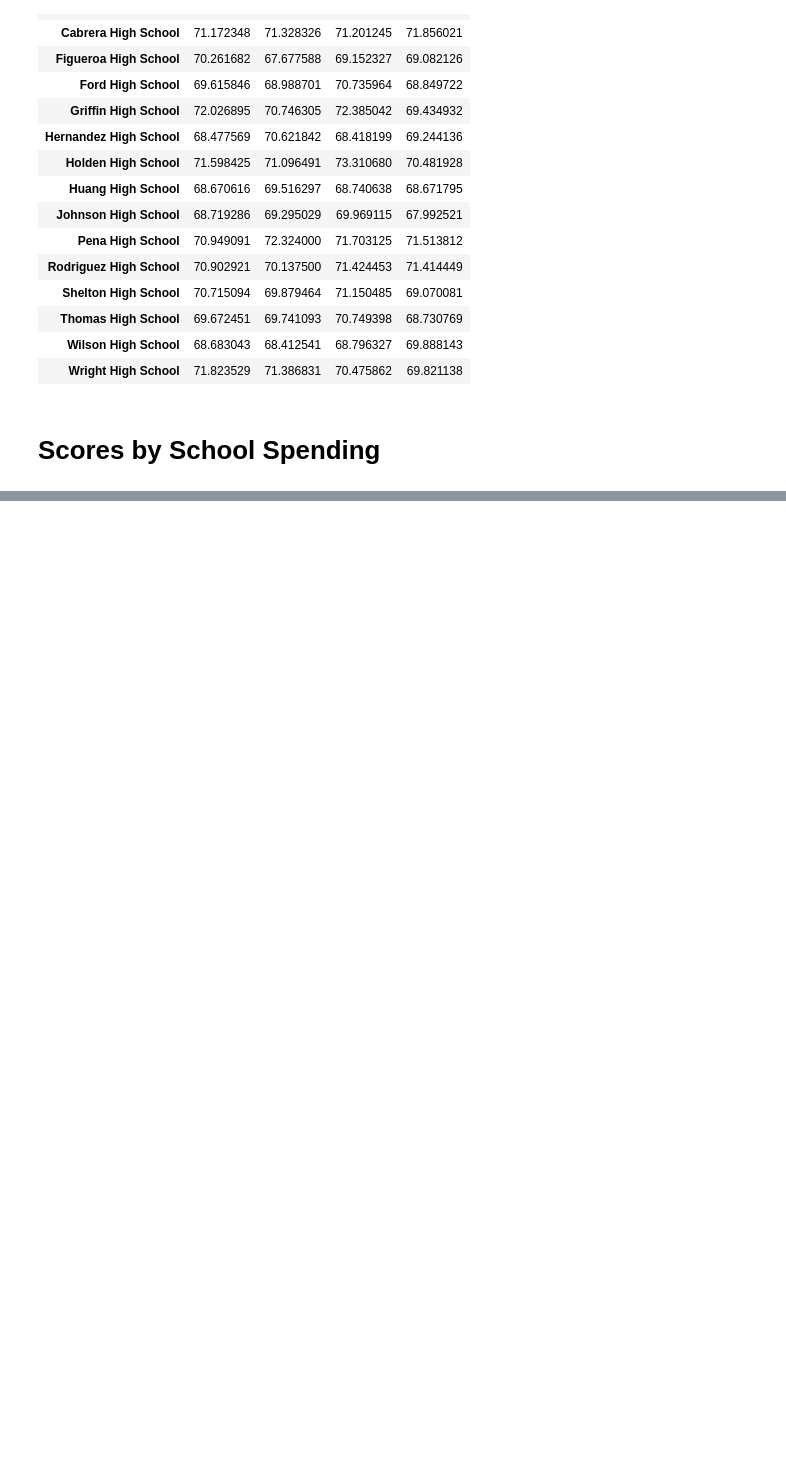
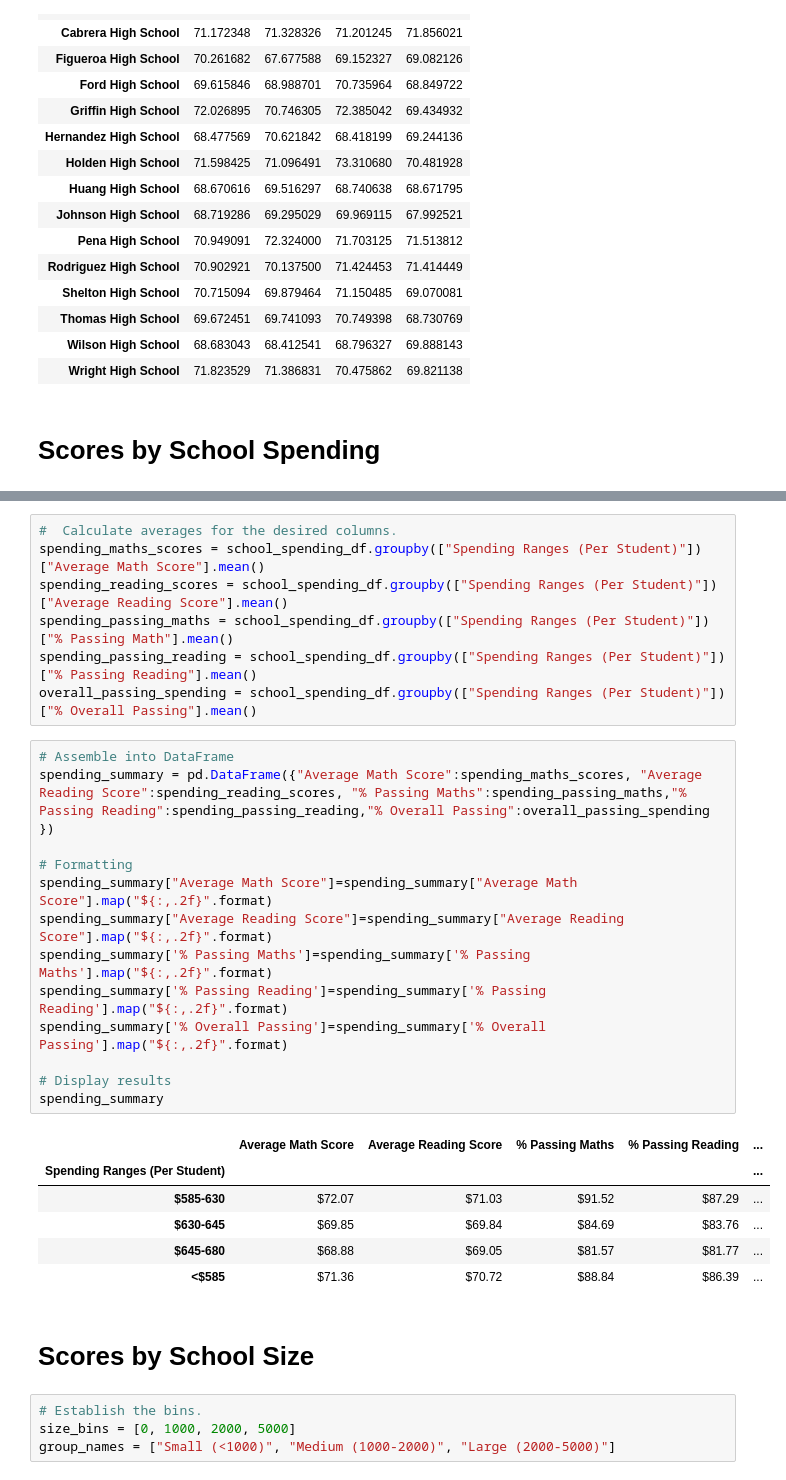
Before and after one commit to AMRITKAUR89/pandas-challenge, a Jupyter notebook: main.ipynb, the cells around one changed output, grey strips where cells are left out. Saved outputs shown, nothing was run; the diff lists cells and outputs as text; blank space fills up the shorter version.

```diff
--- a/main.ipynb
+++ b/main.ipynb
@@ -339,0 +360,33 @@ TypeError: '<' not supported between instances of 'int' and 'str'
+# %%
+#  Calculate averages for the desired columns.
+spending_maths_scores = school_spending_df.groupby(["Spending Ranges (Per Student)"])["Average Math Score"].mean()
+spending_reading_scores = school_spending_df.groupby(["Spending Ranges (Per Student)"])["Average Reading Score"].mean()
+spending_passing_maths = school_spending_df.groupby(["Spending Ranges (Per Student)"])["% Passing Math"].mean()
+spending_passing_reading = school_spending_df.groupby(["Spending Ranges (Per Student)"])["% Passing Reading"].mean()
+overall_passing_spending = school_spending_df.groupby(["Spending Ranges (Per Student)"])["% Overall Passing"].mean()
+# %%
+# Assemble into DataFrame
+spending_summary = pd.DataFrame({"Average Math Score":spending_maths_scores, "Average Reading Score":spending_reading_scores, "% Passing Maths":spending_passing_maths,"% Passing Reading":spending_passing_reading,"% Overall Passing":overall_passing_spending })
+
+# Formatting
+spending_summary["Average Math Score"]=spending_summary["Average Math Score"].map("${:,.2f}".format)
+spending_summary["Average Reading Score"]=spending_summary["Average Reading Score"].map("${:,.2f}".format)
+spending_summary['% Passing Maths']=spending_summary['% Passing Maths'].map("${:,.2f}".format)
+spending_summary['% Passing Reading']=spending_summary['% Passing Reading'].map("${:,.2f}".format)
+spending_summary['% Overall Passing']=spending_summary['% Overall Passing'].map("${:,.2f}".format)
+
+# Display results
+spending_summary
+# %% [output]
+|  | Average Math Score | Average Reading Score | % Passing Maths | % Passing Reading | ... |
+| Spending Ranges (Per Student) |  |  |  |  | ... |
+| $585-630 | $72.07 | $71.03 | $91.52 | $87.29 | ... |
+| $630-645 | $69.85 | $69.84 | $84.69 | $83.76 | ... |
+| $645-680 | $68.88 | $69.05 | $81.57 | $81.77 | ... |
+| <$585 | $71.36 | $70.72 | $88.84 | $86.39 | ... |
+# %% [markdown]
+# Scores by School Size
+# %%
+# Establish the bins.
+size_bins = [0, 1000, 2000, 5000]
+group_names = ["Small (<1000)", "Medium (1000-2000)", "Large (2000-5000)"]
```
Also changed, not shown: parts of 12 cells of this notebook.
